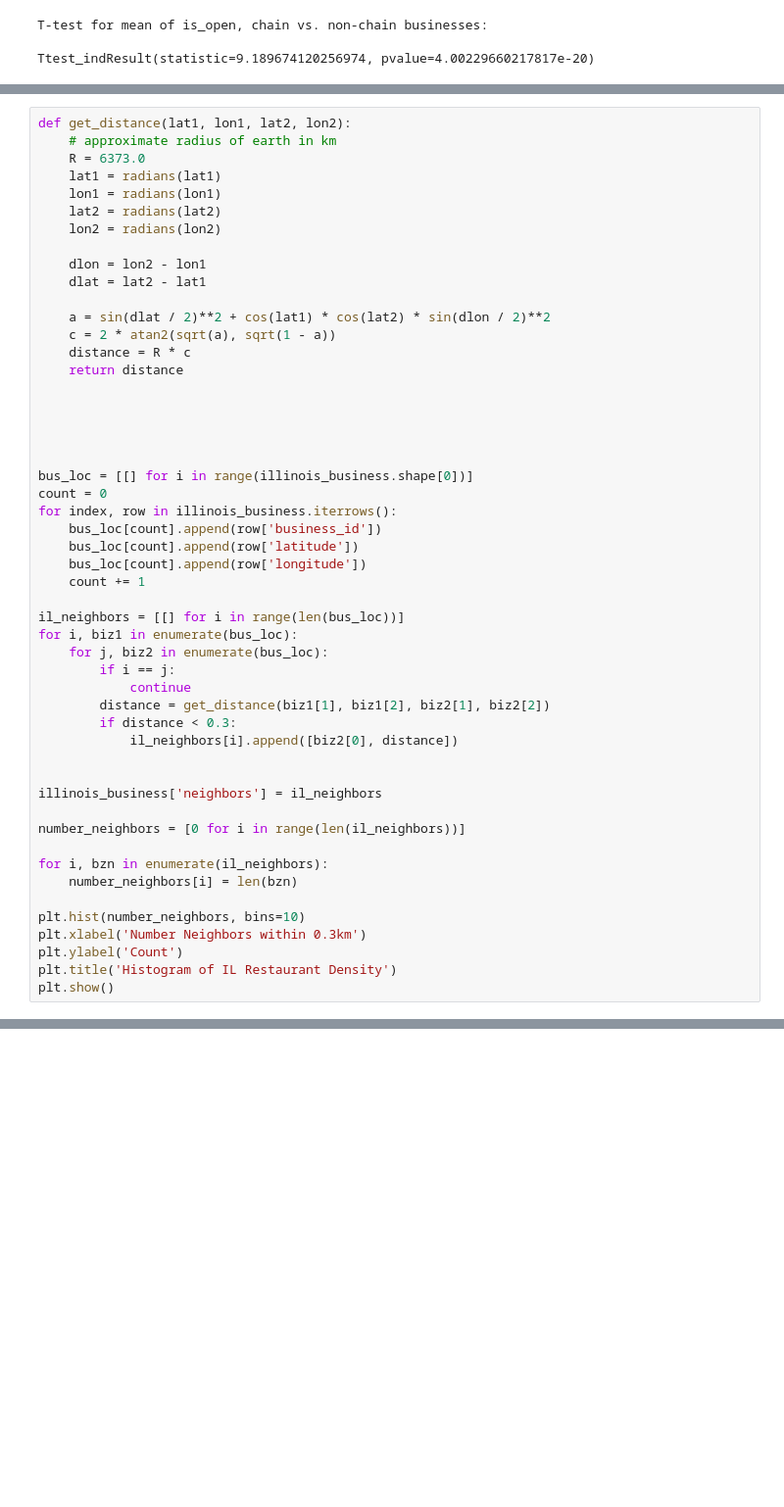
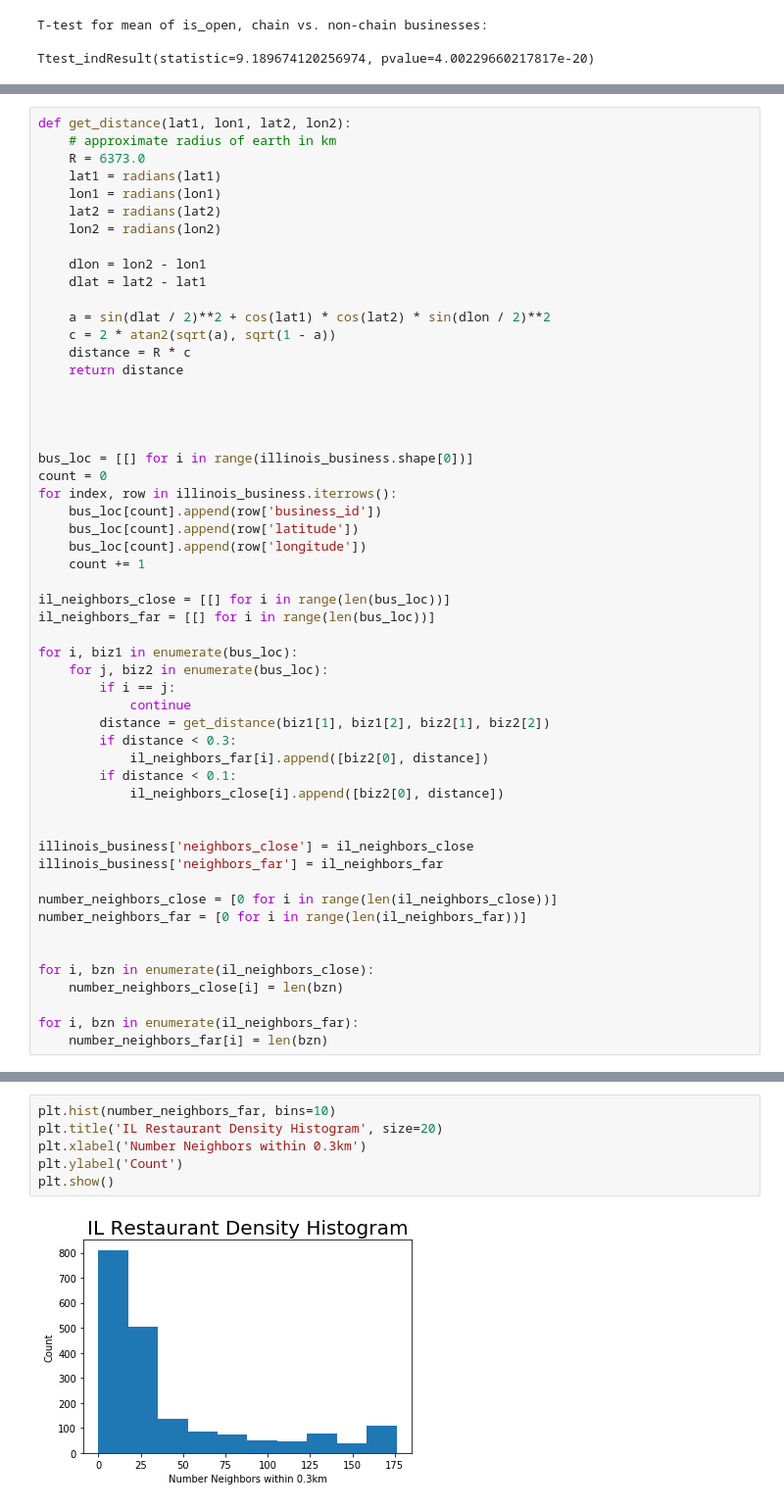
Before and after one commit to 1313davidlee/yelp_dataset, a Jupyter notebook: Project_EDA.ipynb, the cells around one changed output, grey strips where cells are left out. Shown: that part at 98% size. Drawn from its saved outputs; the diff is of its cells as text; blank space fills up the shorter version.

```diff
--- a/Project_EDA.ipynb
+++ b/Project_EDA.ipynb
@@ -271,7 +283,6 @@ def get_distance(lat1, lon1, lat2, lon2):
 
 
 
-
 bus_loc = [[] for i in range(illinois_business.shape[0])]
 count = 0
 for index, row in illinois_business.iterrows():
@@ -280,28 +291,32 @@ for index, row in illinois_business.iterrows():
     bus_loc[count].append(row['longitude'])
     count += 1
 
-il_neighbors = [[] for i in range(len(bus_loc))]
+il_neighbors_close = [[] for i in range(len(bus_loc))]
+il_neighbors_far = [[] for i in range(len(bus_loc))]
+
 for i, biz1 in enumerate(bus_loc):
     for j, biz2 in enumerate(bus_loc):
         if i == j:
             continue
         distance = get_distance(biz1[1], biz1[2], biz2[1], biz2[2])
         if distance < 0.3:
-            il_neighbors[i].append([biz2[0], distance])
+            il_neighbors_far[i].append([biz2[0], distance])
+        if distance < 0.1:
+            il_neighbors_close[i].append([biz2[0], distance])
 
 
-illinois_business['neighbors'] = il_neighbors
+illinois_business['neighbors_close'] = il_neighbors_close
+illinois_business['neighbors_far'] = il_neighbors_far
 
-number_neighbors = [0 for i in range(len(il_neighbors))]
+number_neighbors_close = [0 for i in range(len(il_neighbors_close))]
+number_neighbors_far = [0 for i in range(len(il_neighbors_far))]
 
-for i, bzn in enumerate(il_neighbors):
-    number_neighbors[i] = len(bzn)
 
-plt.hist(number_neighbors, bins=10)
-plt.xlabel('Number Neighbors within 0.3km')
-plt.ylabel('Count')
-plt.title('Histogram of IL Restaurant Density')
-plt.show()
+for i, bzn in enumerate(il_neighbors_close):
+    number_neighbors_close[i] = len(bzn)
+
+for i, bzn in enumerate(il_neighbors_far):
+    number_neighbors_far[i] = len(bzn)
 # %% [output]
 A value is trying to be set on a copy of a slice from a DataFrame.
 Try using .loc[row_indexer,col_indexer] = value instead
@@ -313,0 +329,8 @@ Scatter
+# %%
+plt.hist(number_neighbors_far, bins=10)
+plt.title('IL Restaurant Density Histogram', size=20)
+plt.xlabel('Number Neighbors within 0.3km')
+plt.ylabel('Count')
+plt.show()
+# %% [output]
+[figure, added]
```
Also changed, not shown: parts of 12 cells of this notebook.
